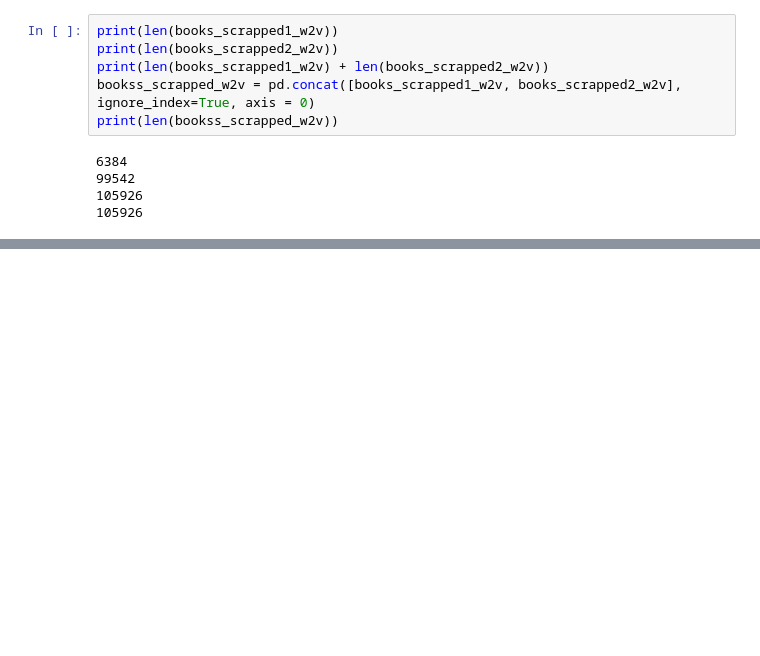
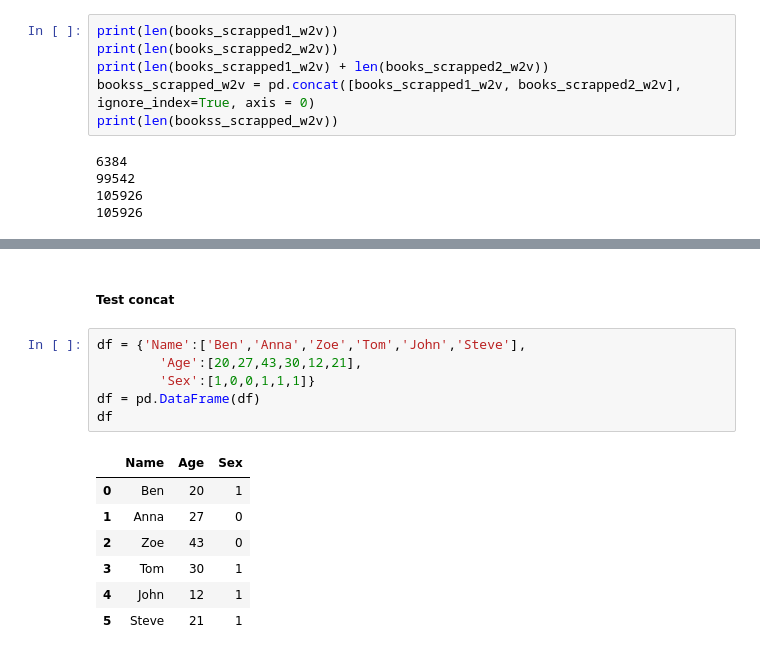
Before and after one commit to ArielNATAF/Books_project, a Jupyter notebook: datasets/Automatic_cleaning_colab_csv.ipynb, the cells around one changed output, grey strips where cells are left out. Drawn from its saved outputs; the diff is of its cells as text; blank space fills up the shorter version.

```diff
--- a/datasets/Automatic_cleaning_colab_csv.ipynb
+++ b/datasets/Automatic_cleaning_colab_csv.ipynb
@@ -1681,0 +1927,16 @@ bookss_scrapped_w2v.to_csv(files_w2v, sep = "|", index = False)
+# %% [markdown]
+##### Test concat
+# %%
+df = {'Name':['Ben','Anna','Zoe','Tom','John','Steve'],
+        'Age':[20,27,43,30,12,21],
+        'Sex':[1,0,0,1,1,1]}
+df = pd.DataFrame(df)
+df
+# %% [output]
+|  | Name | Age | Sex |
+| 0 | Ben | 20 | 1 |
+| 1 | Anna | 27 | 0 |
+| 2 | Zoe | 43 | 0 |
+| 3 | Tom | 30 | 1 |
+| 4 | John | 12 | 1 |
+| 5 | Steve | 21 | 1 |
```
Also changed, not shown: parts of 50 cells of this notebook, 1 other file.
